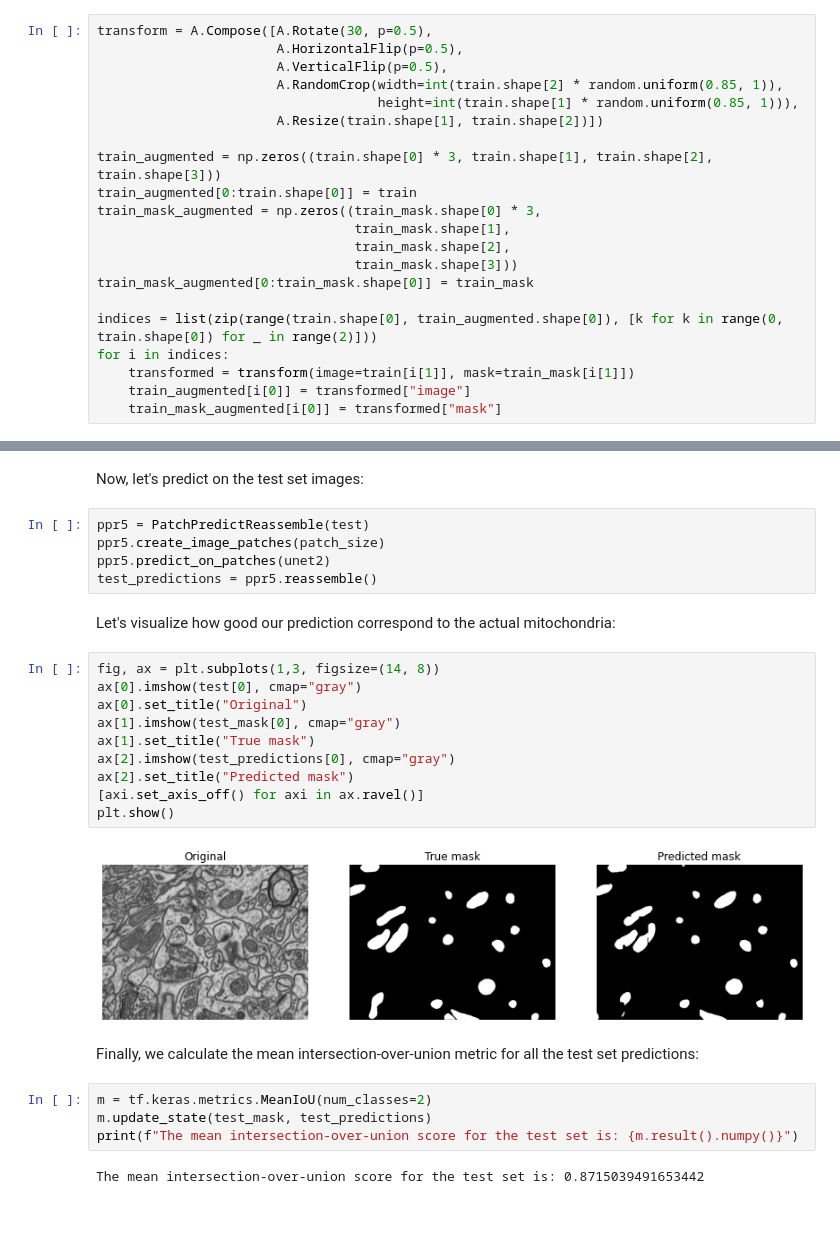
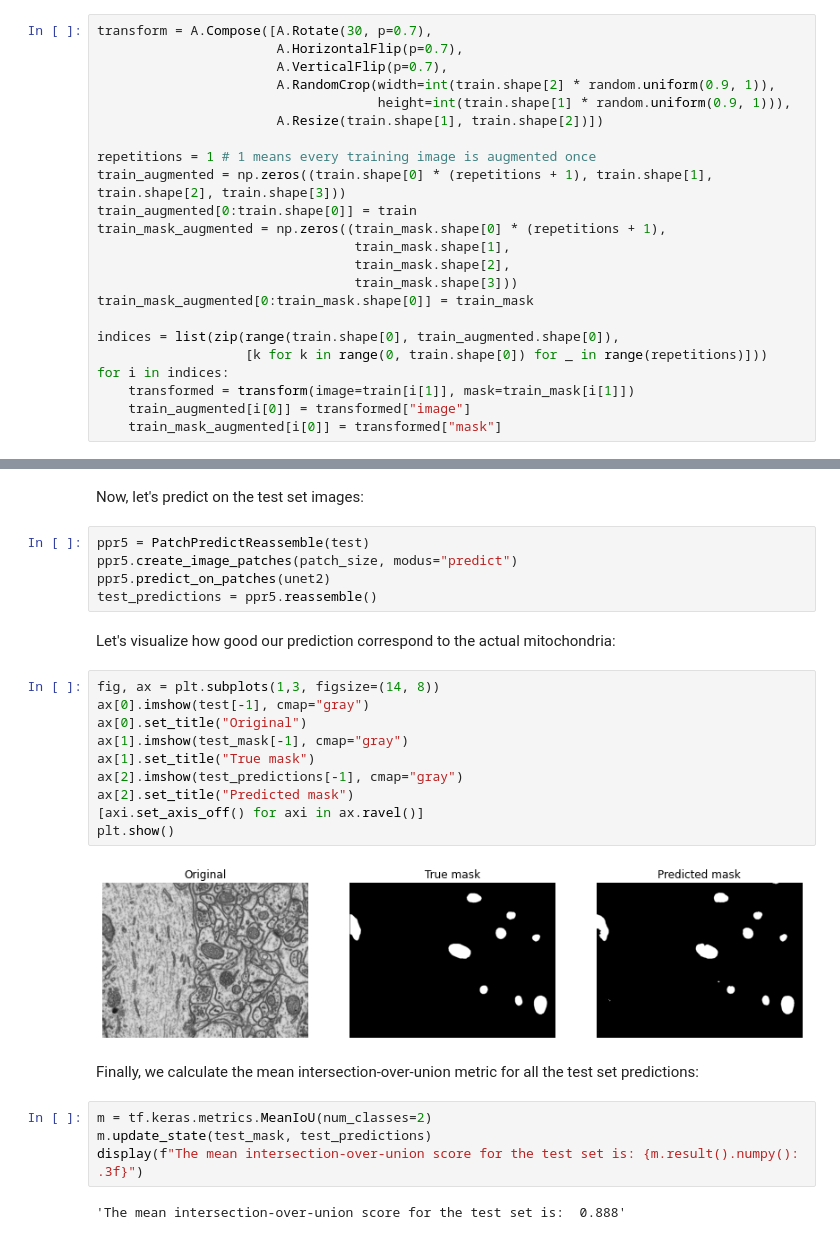
Before and after one commit to cstckr/semantic_segmentation_u-net, a Jupyter notebook: attention-res-u-net.ipynb, the cells around one changed output, grey strips where cells are left out. Saved outputs shown, nothing was run; the diff lists cells and outputs as text.

Commit message:
Repo focus on attention residual u-net. Expanded PatchPredictReassemble class. Added callbacks to fit.

```diff
--- a/attention-res-u-net.ipynb
+++ b/attention-res-u-net.ipynb
@@ -45,22 +47,24 @@ plt.show()
 # %% [markdown]
 The training data only contains 165 images. In addition to the small number of training images, these images represent consecutive slices taken from the hippocampus region of the brain. Therefore, some of the images are relatively similiar. To avoid overfitting, it is consequently advisable to augment the training images. We will do so by rotating, flipping, stretching, and zooming in. For our needs, the augmentation procedure has to be exactly the same for each image/mask pair. We will use the albumentations package (www.albumentations.ai) for this as it offers useful functionality for this scenario. We create 330 augmented training images by the code cell shown below:
 # %%
-transform = A.Compose([A.Rotate(30, p=0.5),
-                       A.HorizontalFlip(p=0.5),
-                       A.VerticalFlip(p=0.5),
-                       A.RandomCrop(width=int(train.shape[2] * random.uniform(0.85, 1)),
-                                    height=int(train.shape[1] * random.uniform(0.85, 1))),
+transform = A.Compose([A.Rotate(30, p=0.7),
+                       A.HorizontalFlip(p=0.7),
+                       A.VerticalFlip(p=0.7),
+                       A.RandomCrop(width=int(train.shape[2] * random.uniform(0.9, 1)),
+                                    height=int(train.shape[1] * random.uniform(0.9, 1))),
                        A.Resize(train.shape[1], train.shape[2])])
 
-train_augmented = np.zeros((train.shape[0] * 3, train.shape[1], train.shape[2], train.shape[3]))
+repetitions = 1 # 1 means every training image is augmented once
+train_augmented = np.zeros((train.shape[0] * (repetitions + 1), train.shape[1], train.shape[2], train.shape[3]))
 train_augmented[0:train.shape[0]] = train
-train_mask_augmented = np.zeros((train_mask.shape[0] * 3,
+train_mask_augmented = np.zeros((train_mask.shape[0] * (repetitions + 1),
                                  train_mask.shape[1],
                                  train_mask.shape[2],
                                  train_mask.shape[3]))
 train_mask_augmented[0:train_mask.shape[0]] = train_mask
 
-indices = list(zip(range(train.shape[0], train_augmented.shape[0]), [k for k in range(0, train.shape[0]) for _ in range(2)]))
+indices = list(zip(range(train.shape[0], train_augmented.shape[0]),
+                   [k for k in range(0, train.shape[0]) for _ in range(repetitions)]))
 for i in indices:
     transformed = transform(image=train[i[1]], mask=train_mask[i[1]])
     train_augmented[i[0]] = transformed["image"]
@@ -361,28 +414,28 @@ And are now able to load the trained model:
 Now, let's predict on the test set images:
 # %%
 ppr5 = PatchPredictReassemble(test)
-ppr5.create_image_patches(patch_size)
+ppr5.create_image_patches(patch_size, modus="predict")
 ppr5.predict_on_patches(unet2)
 test_predictions = ppr5.reassemble()
 # %% [markdown]
 Let's visualize how good our prediction correspond to the actual mitochondria:
 # %%
 fig, ax = plt.subplots(1,3, figsize=(14, 8))
-ax[0].imshow(test[0], cmap="gray")
+ax[0].imshow(test[-1], cmap="gray")
 ax[0].set_title("Original")
-ax[1].imshow(test_mask[0], cmap="gray")
+ax[1].imshow(test_mask[-1], cmap="gray")
 ax[1].set_title("True mask")
-ax[2].imshow(test_predictions[0], cmap="gray")
+ax[2].imshow(test_predictions[-1], cmap="gray")
 ax[2].set_title("Predicted mask")
 [axi.set_axis_off() for axi in ax.ravel()]
 plt.show()
 # %% [output]
-[figure, old version]
+[figure, new version]
 # %% [markdown]
 Finally, we calculate the mean intersection-over-union metric for all the test set predictions:
 # %%
 m = tf.keras.metrics.MeanIoU(num_classes=2)
 m.update_state(test_mask, test_predictions)
-print(f"The mean intersection-over-union score for the test set is: {m.result().numpy()}")
+display(f"The mean intersection-over-union score for the test set is: {m.result().numpy(): .3f}")
 # %% [output]
-The mean intersection-over-union score for the test set is: 0.8715039491653442
+'The mean intersection-over-union score for the test set is:  0.888'
```
Also changed, not shown: parts of 13 cells of this notebook, 13 other files.
